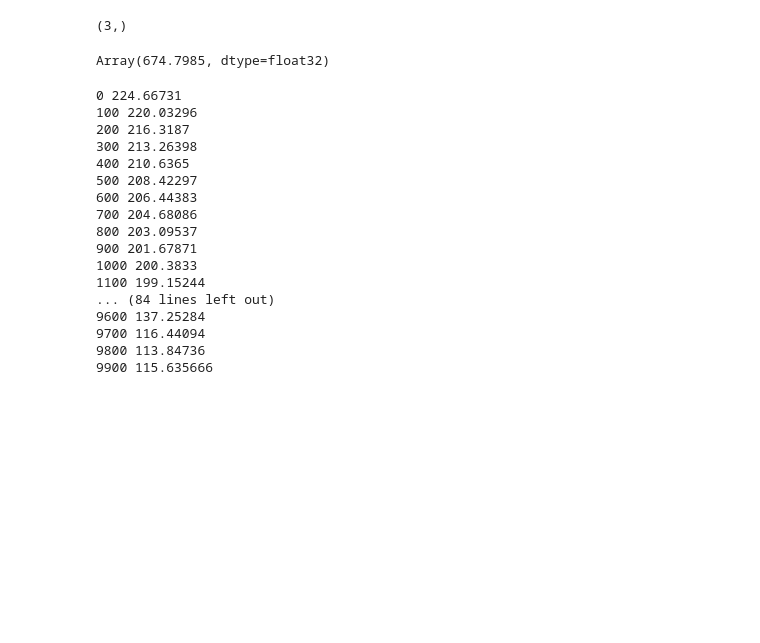
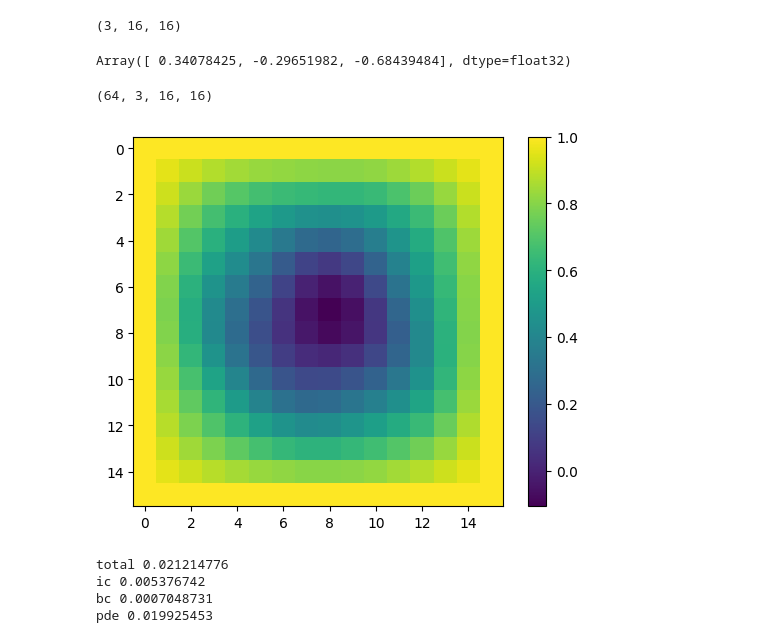
Before and after one commit to chillenb/landaunet, a Jupyter notebook: scimlproj.ipynb, the cells around one changed output. Drawn from its saved outputs; the diff is of its cells as text; code cells hidden in the pictures; blank space fills up the shorter version.

```diff
--- a/scimlproj.ipynb
+++ b/scimlproj.ipynb
@@ -152,11 +173,15 @@ class DeepONet(eqx.Module):
         self.trunk = TrunkNet(key2, configuration)
     def __call__(self, u, y):
         return jnp.sum(self.branch(u)*self.trunk(y)[...,None], axis=0)
+# %%
+example_u0.shape
+# %% [output]
+(3, 16, 16)
 # %%
 dn = DeepONet(mkey, config)
-dn(example_u0, jnp.array([0.1,0.1,0.1])).shape
+dn(example_u0, jnp.array([0.1,0.1,0.1]))
 # %% [output]
-(3,)
+Array([ 0.34078425, -0.29651982, -0.68439484], dtype=float32)
 # %%
 def veclaplace(f, X):
     return jnp.sum(jax.jvp(jax.jacfwd(f), (X,), (jnp.array([1.0,1.0,0.0]),))[1], axis=-1)
@@ -234,5 +266,19 @@ r2 = space.random(1024)
 # %%
 u0s = space.eval_batch(r2, pts)
+u0s = jnp.reshape(u0s, (u0s.shape[0], 3, n, n))
+u0s.shape
+# %% [output]
+(64, 3, 16, 16)
+# %%
+example_u0 = u0s[2]
+n = config.nmesh_size1d
+example_u0 = jnp.reshape(example_u0, (3,n,n))
+#example_u0 = jnp.moveaxis(example_u0, 2, 0)
+plt.imshow(example_u0[2])
+plt.colorbar()
+plt.show()
+# %% [output]
+[figure, added]
 # %%
 def dataloader(array, batch_size):
     dataset_size = array.shape[0]
@@ -247,8 +293,10 @@ def dataloader(array, batch_size):
             start = end
             end = start + batch_size
 # %%
-import optax
-loss(dn,u0s)
+print_losses(dn, u0s, spacetimepts)
 # %% [output]
-Array(674.7985, dtype=float32)
+total 0.021214776
+ic 0.005376742
+bc 0.0007048731
+pde 0.019925453
 # %%
@@ -273,25 +321,0 @@ u0s_shard = jax.device_put(u0s, shard.reshape(2,1,1))
-# %%
-num_steps = 10000
-for step, u0slice in zip(range(num_steps), dataloader(u0s, config.batchsize)):
-    u0slice = jax.device_put(u0slice, shard.reshape(2,1,1))
-    dn, opt_state = make_step(dn, opt_state, u0slice)
-    if step % 100 == 0:
-        print(step, loss(dn, u0s_shard))
-# %% [output]
-0 224.66731
-100 220.03296
-200 216.3187
-300 213.26398
-400 210.6365
-500 208.42297
-600 206.44383
-700 204.68086
-800 203.09537
-900 201.67871
-1000 200.3833
-1100 199.15244
-... (84 lines left out)
-9600 137.25284
-9700 116.44094
-9800 113.84736
-9900 115.635666
```
Also changed, not shown: parts of 24 cells of this notebook.
